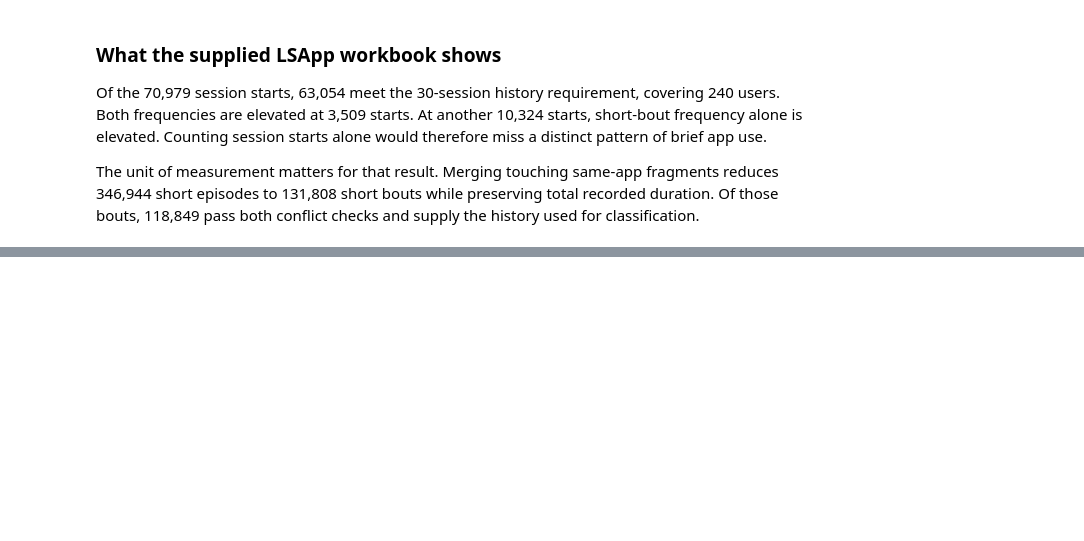
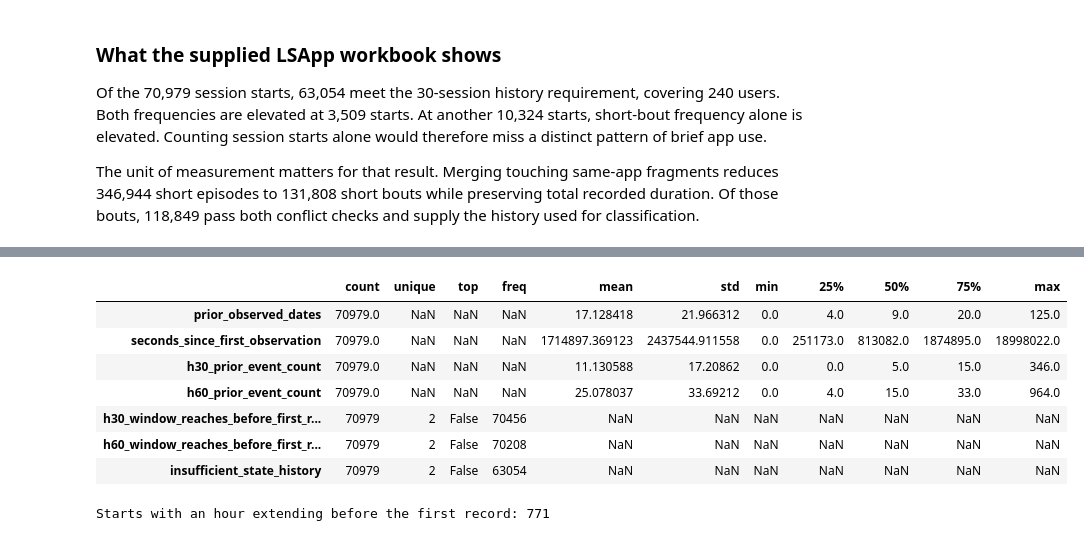
Before and after one commit to Ndaba31/Thesis, a Jupyter notebook: Notebooks/Research_Project_Objective_2_Guided.ipynb, the cells around one changed output, grey strips where cells are left out. Cells and saved outputs as stored; diff of their text form; code cells hidden in the pictures; blank space fills up the shorter version.

```diff
--- a/Notebooks/Research_Project_Objective_2_Guided.ipynb
+++ b/Notebooks/Research_Project_Objective_2_Guided.ipynb
@@ -938,0 +1272,39 @@ The unit of measurement matters for that result. Merging touching same-app fragm
+# %%
+def coverage_at_starts(records, decisions):
+    event_groups = records.groupby("user_id", sort=False).indices
+    timestamps = seconds_array(records.timestamp)
+    result = np.zeros((len(decisions), 4), dtype=np.int64)
+    for user, positions in decisions.groupby("user_id", sort=False).indices.items():
+        times = np.sort(timestamps[event_groups[user]])
+        # Day numbers share the timezone-naive recorded clock with the original notebook.
+        first_on_date = times[np.r_[True, np.diff(times // 86400) != 0]]
+        starts = seconds_array(decisions.session_start.iloc[positions])
+        right = np.searchsorted(times, starts, side="left")
+        result[positions, 0] = np.searchsorted(first_on_date, starts, side="left")
+        result[positions, 1] = starts - times[0]
+        for j, minutes in enumerate([30, 60], start=2):
+            result[positions, j] = right - np.searchsorted(times, starts - minutes*60, side="left")
+    coverage = pd.DataFrame(result, index=decisions.index, columns=[
+        "prior_observed_dates","seconds_since_first_observation","h30_prior_event_count","h60_prior_event_count"])
+    for minutes in [30, 60]:
+        coverage[f"h{minutes}_window_reaches_before_first_record"] = coverage.seconds_since_first_observation.lt(minutes*60)
+    coverage["insufficient_state_history"] = decisions.history_session_count.lt(30)
+    return coverage
+
+coverage_features = coverage_at_starts(df, decision_features)
+assert coverage_features.ge(0).all().all()
+assert coverage_features.h30_prior_event_count.le(coverage_features.h60_prior_event_count).all()
+assert coverage_features.insufficient_state_history.equals(decision_features.engagement_pattern_p75.eq("insufficient_history"))
+decision_points = decision_points.join(coverage_features)
+display(coverage_features.describe(include="all").T)
+print("Starts with an hour extending before the first record:", coverage_features.h60_window_reaches_before_first_record.sum())
+# %% [output]
+|  | count | unique | top | freq | mean | std | min | 25% | 50% | 75% | max |
+| prior_observed_dates | 70979.0 | NaN | NaN | NaN | 17.128418 | 21.966312 | 0.0 | 4.0 | 9.0 | 20.0 | 125.0 |
+| seconds_since_first_observation | 70979.0 | NaN | NaN | NaN | 1714897.369123 | 2437544.911558 | 0.0 | 251173.0 | 813082.0 | 1874895.0 | 18998022.0 |
+| h30_prior_event_count | 70979.0 | NaN | NaN | NaN | 11.130588 | 17.20862 | 0.0 | 0.0 | 5.0 | 15.0 | 346.0 |
+| h60_prior_event_count | 70979.0 | NaN | NaN | NaN | 25.078037 | 33.69212 | 0.0 | 4.0 | 15.0 | 33.0 | 964.0 |
+| h30_window_reaches_before_first_r... | 70979 | 2 | False | 70456 | NaN | NaN | NaN | NaN | NaN | NaN | NaN |
+| h60_window_reaches_before_first_r... | 70979 | 2 | False | 70208 | NaN | NaN | NaN | NaN | NaN | NaN | NaN |
+| insufficient_state_history | 70979 | 2 | False | 63054 | NaN | NaN | NaN | NaN | NaN | NaN | NaN |
+Starts with an hour extending before the first record: 771
```
Also changed, not shown: parts of 39 cells of this notebook, 3 other files.
